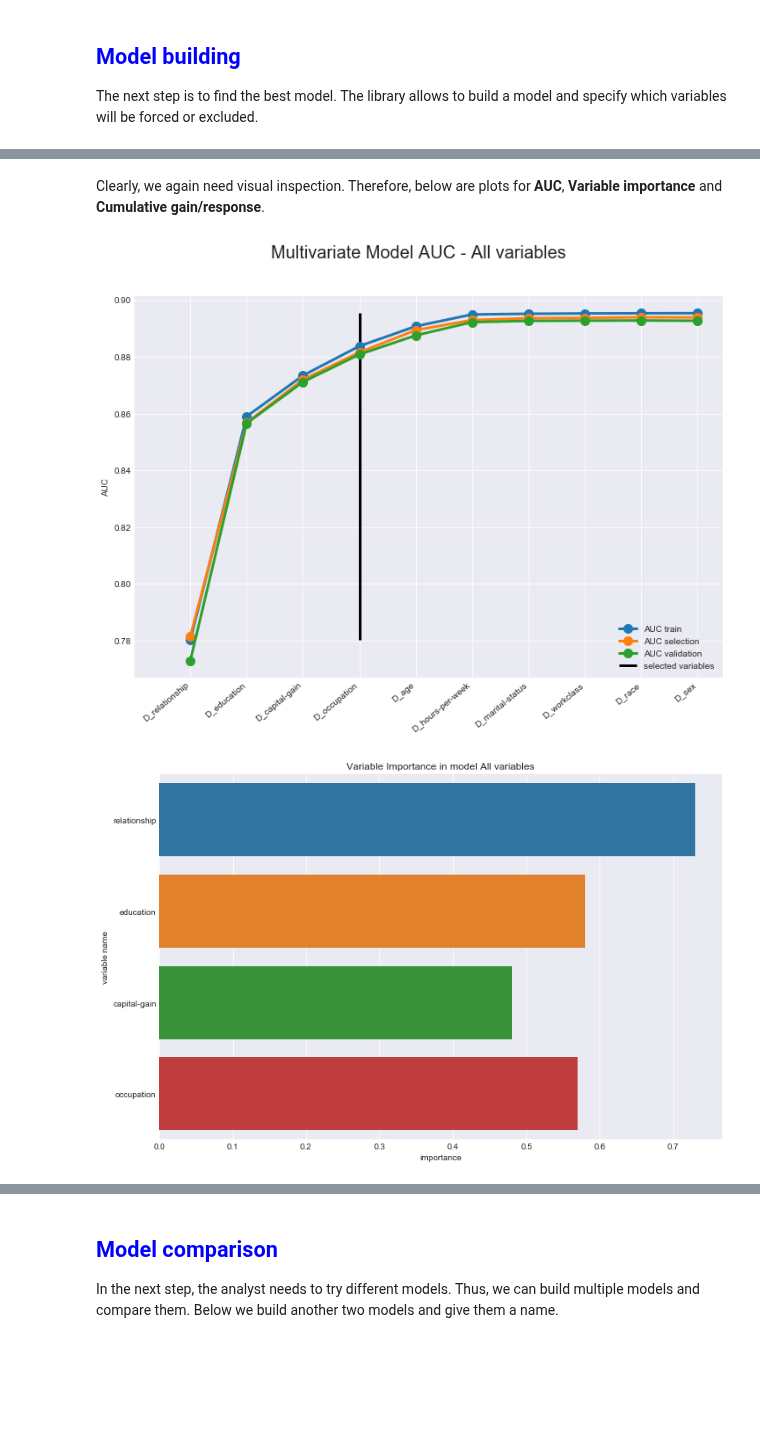
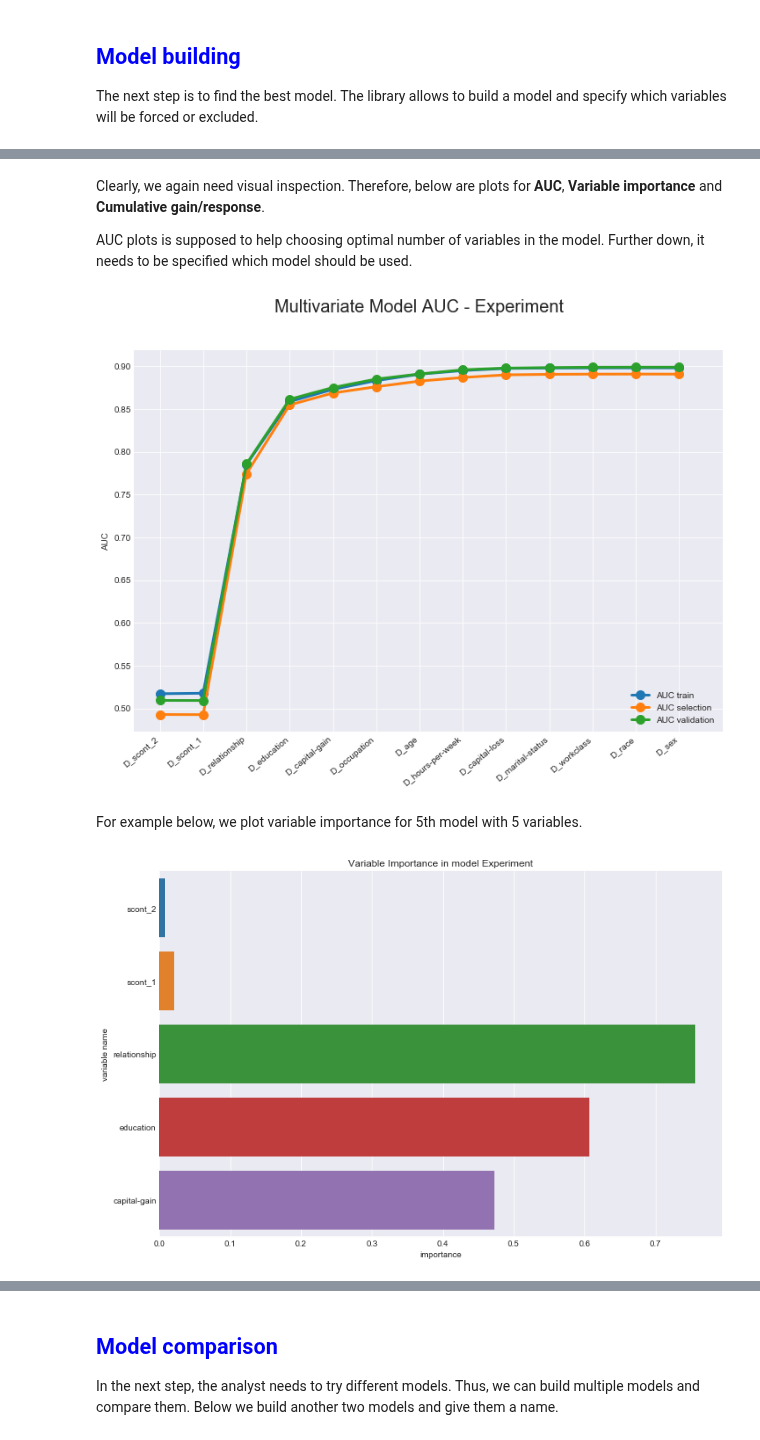
Before and after one commit to PythonPredictions/cobra, a Jupyter notebook: examples/examples.ipynb, the cells around one changed output, grey strips where cells are left out. Drawn from its saved outputs; the diff is of its cells as text; code cells hidden in the pictures; blank space fills up the shorter version.

Commit message:
fixed FS, plots, usability

```diff
--- a/examples/examples.ipynb
+++ b/examples/examples.ipynb
@@ -28,13 +28,14 @@ The first step is, as in the original version, to import and process the data.
 # %%
 build = c.COBRA(data_path,
                 data_types_path,
-                partition_train=0.6,
+                partition_train=0.5,
                 partition_select=0.3,
-                partition_valid=0.1,
+                partition_valid=0.2,
                 sampling_1=1,
                 sampling_0=1,
                 discret_nbins=5,
-                regroup_sign=0.001)
+                regroup_sign=0.001,
+                rseed=0)
 df_transformed = build.transform()
 # %% [markdown]
 Below you can see first 10 rows of the transformed dataframe.
@@ -113,9 +114,9 @@ The next step is to find the best model. The library allows to build a model and
 df_model1 = build.fit_model(df_transformed,
                             df_unisel,
                             modeling_nsteps=30,
-                            forced_vars=None,
+                            forced_vars=['scont_1', 'scont_2'],
                             excluded_vars=None,
-                            name='All variables')
+                            name='Experiment')
 # %% [markdown]
 We can inspect what the output is. It contais all the necessary information about the model building:
   * model coefficients
@@ -136,11 +139,15 @@ df_model1.head(n=5)
 # %% [markdown]
 Clearly, we again need visual inspection. Therefore, below are plots for **AUC**, **Variable importance** and **Cumulative gain/response**.
+
+AUC plots is supposed to help choosing optimal number of variables in the model. Further down, it needs to be specified which model should be used.
 # %%
 build.plotAUC(df_model1)
 # %% [output]
-[figure, old version]
+[figure, new version]
+# %% [markdown]
+For example below, we plot variable importance for 5th model with 5 variables.
 # %%
-build.plotVariableImportance(df_model1)
+build.plotVariableImportance(df_model1, 5)
 # %% [output]
-[figure, old version]
+[figure, new version]
 # %%
```
Also changed, not shown: parts of 13 cells of this notebook, 5 other files.
